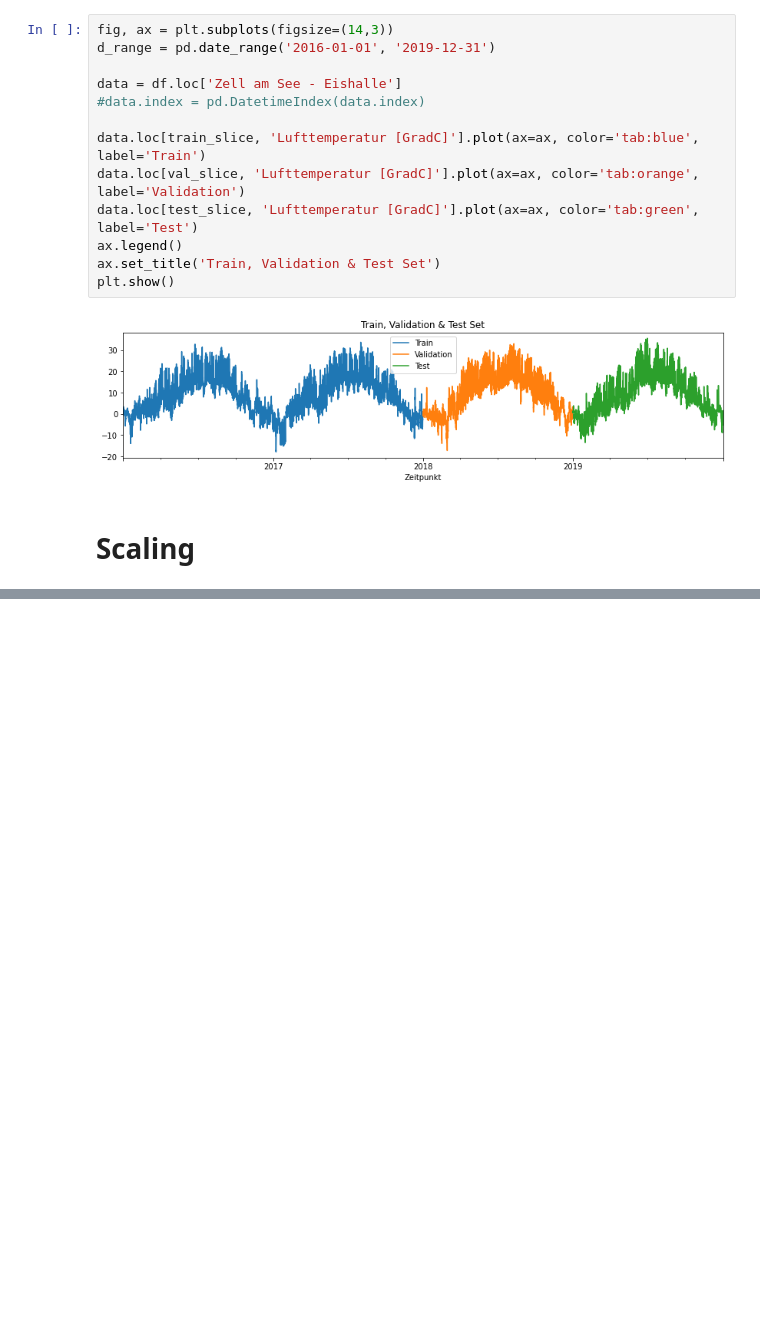
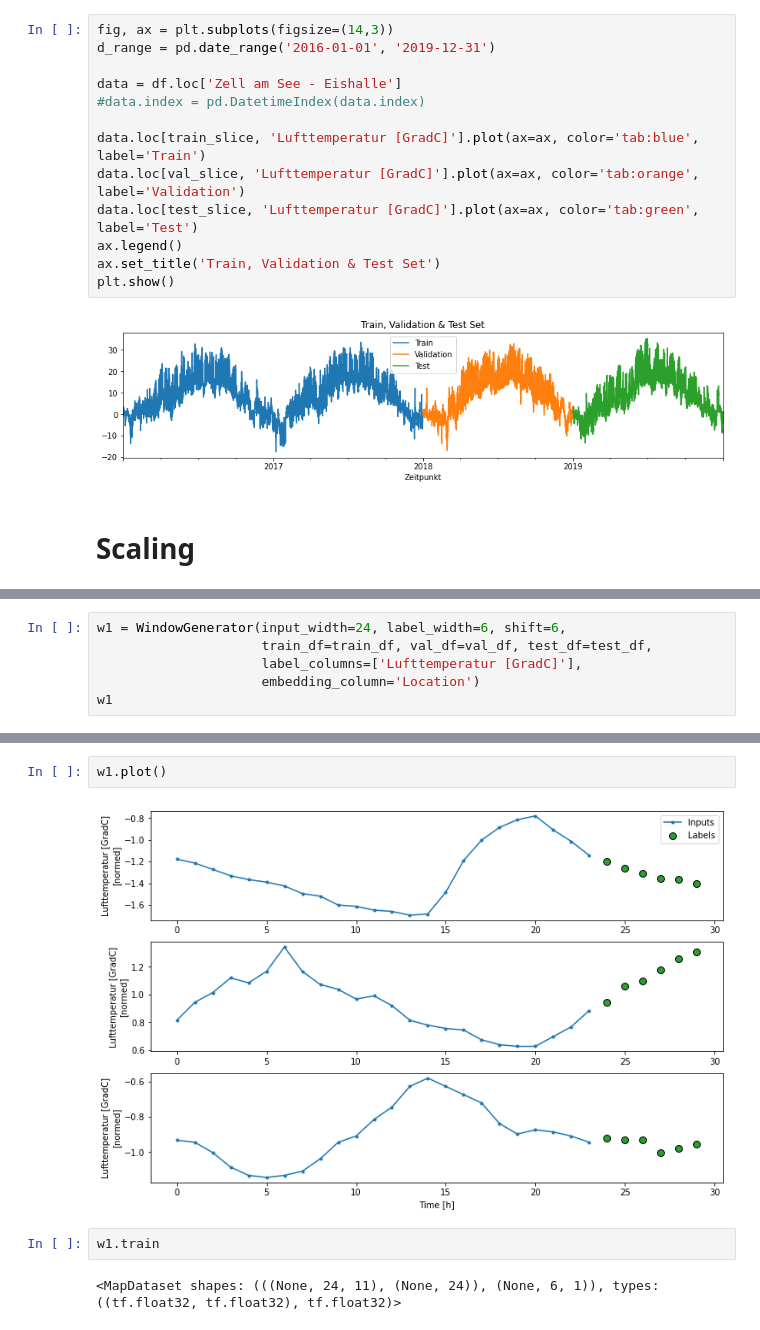
Before and after one commit to heckert/sbg-weather, a Jupyter notebook: notebooks/01-explore-sbg-weather.ipynb, the cells around one changed output, grey strips where cells are left out. Drawn from its saved outputs; the diff is of its cells as text; blank space fills up the shorter version.

Commit message:
WindowGenerator adapted for embedding inputs, integer representations yet to be fixed

```diff
--- a/notebooks/01-explore-sbg-weather.ipynb
+++ b/notebooks/01-explore-sbg-weather.ipynb
@@ -258,0 +300,6 @@ plt.show()
+# %%
+w1 = WindowGenerator(input_width=24, label_width=6, shift=6,
+                     train_df=train_df, val_df=val_df, test_df=test_df,
+                     label_columns=['Lufttemperatur [GradC]'],
+                     embedding_column='Location')
+w1
@@ -258,0 +333,8 @@ plt.show()
+# %%
+w1.plot()
+# %% [output]
+[figure, added]
+# %%
+w1.train
+# %% [output]
+<MapDataset shapes: (((None, 24, 11), (None, 24)), (None, 6, 1)), types: ((tf.float32, tf.float32), tf.float32)>
```
Also changed, not shown: parts of 25 cells of this notebook, 6 other files.
